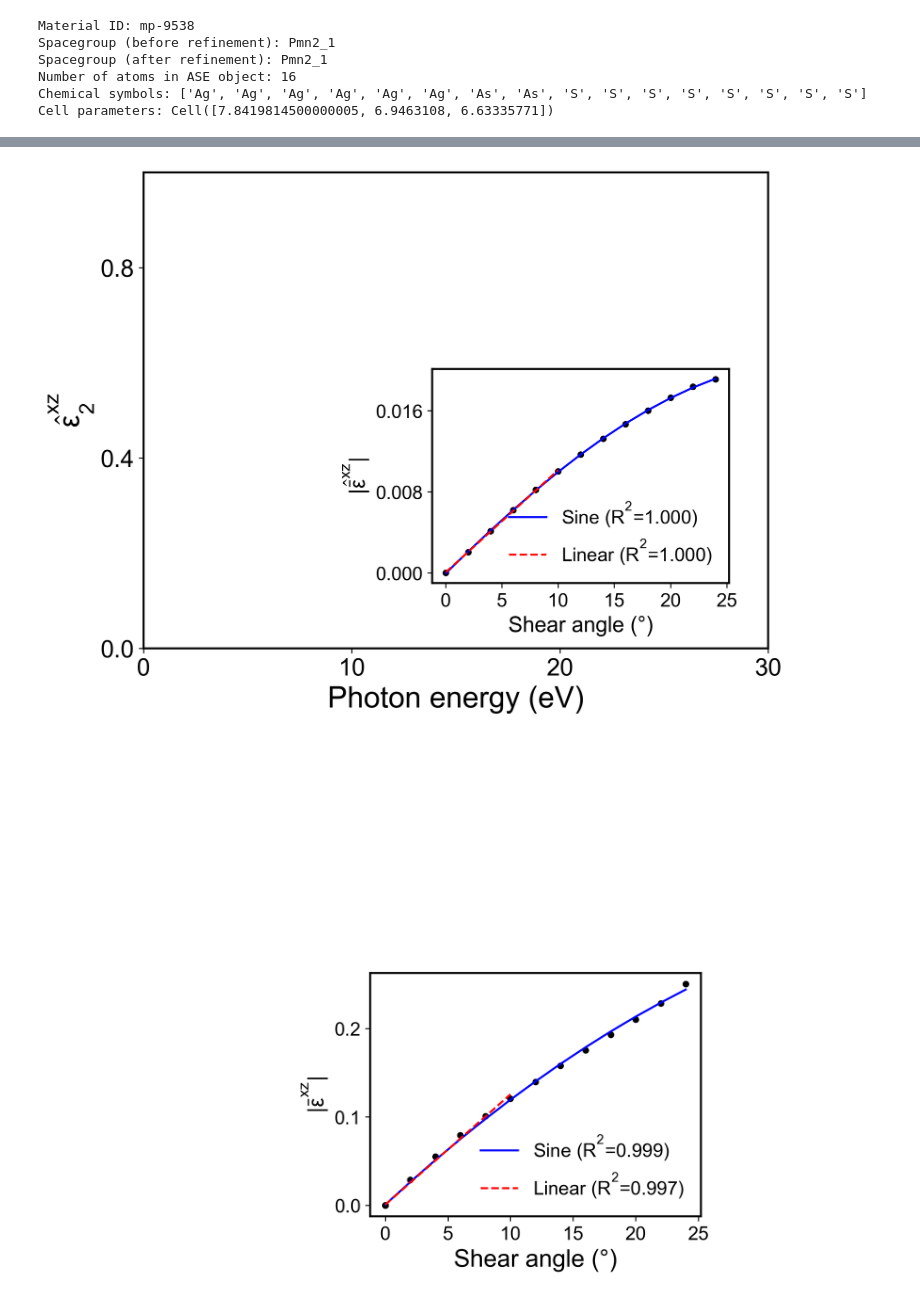
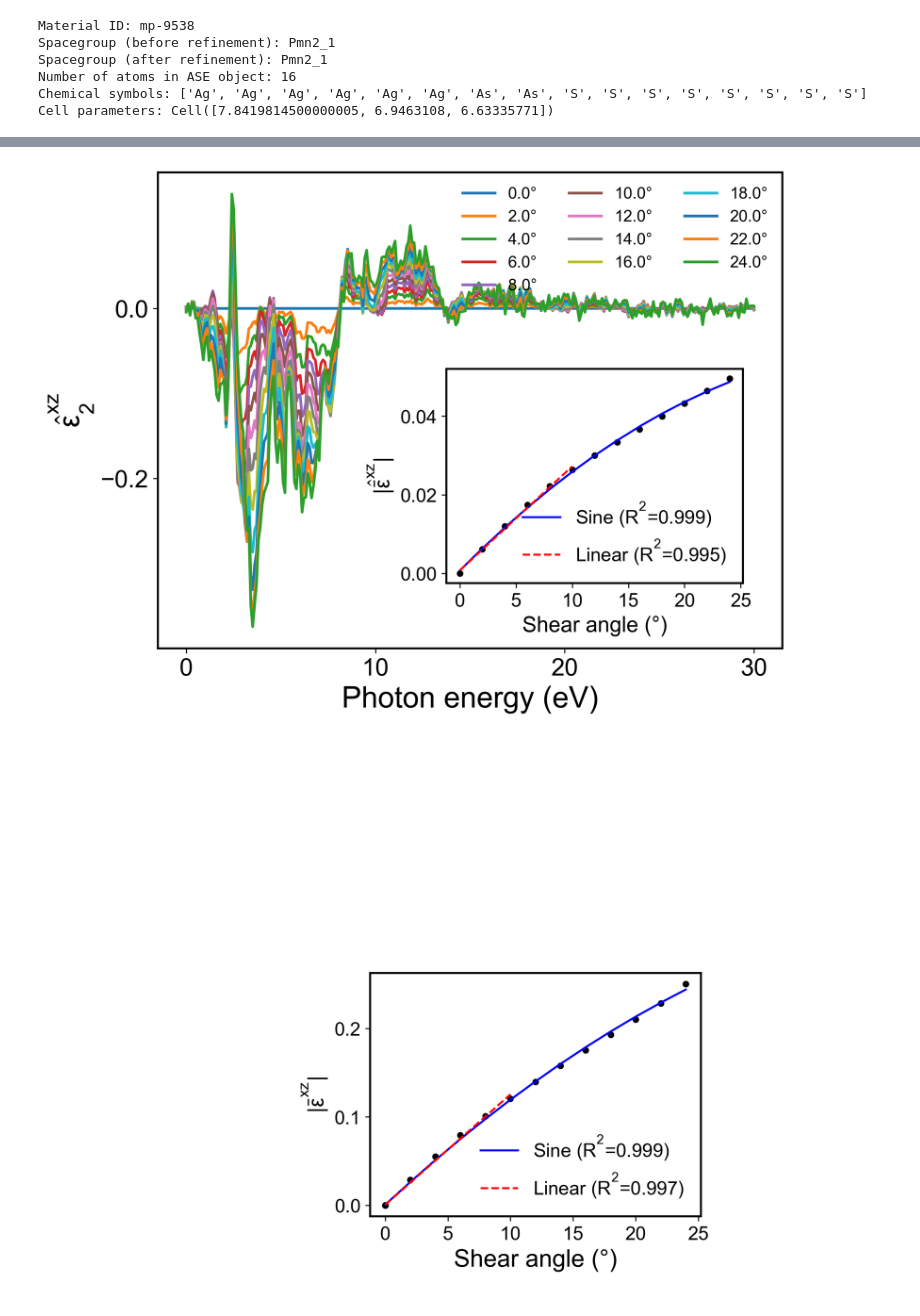
Before and after one commit to qmatyanlab/TSENN, a Jupyter notebook: notebook/perturb_structure_prediction_shear.ipynb, the cells around one changed output, grey strips where cells are left out. Drawn from its saved outputs; the diff is of its cells as text; code cells hidden in the pictures.

```diff
--- a/notebook/perturb_structure_prediction_shear.ipynb
+++ b/notebook/perturb_structure_prediction_shear.ipynb
@@ -100,6 +100,6 @@ cmap = mpl.colors.LinearSegmentedColormap.from_list('cmap', [palette[k] for k in
 
 
 # Check device
-device = "cuda:1" if torch.cuda.is_available() else "cpu"
+device = "cuda:3" if torch.cuda.is_available() else "cpu"
 print('torch device:' , device)
 # %% [output]
@@ -290,11 +290,11 @@ out_dim = len(df.iloc[0]['energies_interp'])      # about 200 points
 em_dim = 128
 lmax = 2
 use_batch_norm = False
-dropout_prob=0
-batch_size = 12 # 8 for ori. 12 for unconv.
+dropout_prob= 0
+batch_size = 8 # 8 for ori. 12 for unconv.
 lr = 1e-2
-# layers = 4
-layers = 2 # for uncionverged model
+layers = 4
+# layers = 2 # for uncionverged model
 model = PeriodicNetwork(
     in_dim=118,
     em_dim=em_dim,
@@ -314,8 +314,8 @@ model = PeriodicNetwork(
 # run_name = f'scalar_model_{run_time}_Lmax=3'
 # run_name = f'tensor_model_{run_time}_Lmax=4_with_b'
 # run_name = f'saved_test_{run_time}_Lmax={lmax}_Lr_0.01_with_individual_b'
-# run_name = f'revision_{run_time}_Lmax_{lmax}_Lr_{lr}_bs_{batch_size}_em_{em_dim}_layers_{layers}'
-run_name = f"unconverged_TSENN-B_250922_Lmax_2_Lr_0.01_bs_12_em_128_layers_2_mul_32"
+run_name = f'revision_{run_time}_Lmax_{lmax}_Lr_{lr}_bs_{batch_size}_em_{em_dim}_layers_{layers}'
+# run_name = f"unconverged_TSENN-B_250922_Lmax_2_Lr_0.01_bs_12_em_128_layers_2_mul_32"
 
 
 wandb.init(
@@ -414,7 +414,7 @@ for index, row in df.iterrows():
     energy = row["energies_interp"]
     delta = row["delta_zz_xx"]
 
-    # ax.plot(energy, delta, label=strain_label)
+    ax.plot(energy, delta, label=strain_label)
 
 ax.set_xlabel("Photon energy (eV)", fontsize=fontsize + 4)
 ax.set_ylabel(r"$\hat{\epsilon}^{xz}_2$", fontsize=fontsize + 4)
@@ -465,34 +465,34 @@ def sine_func(x, A, B, phi, C):
     return A * np.sin(B * x + phi) + C
 
 x_sin, y_sin = strain_values.flatten(), mean_anisotropies
 A0 = (y_sin.max() - y_sin.min()) / 2
 B0, phi0, C0 = np.pi / 180.0, 0, y_sin.mean()
 popt_sin, _ = curve_fit(sine_func, x_sin, y_sin, p0=[A0, B0, phi0, C0], maxfev=100000)
 pred_sin = sine_func(x_sin, *popt_sin)
 r2_sin = r2_score(y_sin, pred_sin)
 
 # Create inset
 ax_inset = inset_axes(ax, width="50%", height="45%", loc="lower right", bbox_to_anchor=(0.0, 0.12, 0.95, 1), bbox_transform=ax.transAxes)
 
 ax_inset.scatter(strain_values, mean_anisotropies, color='k', s=15)
 ax_inset.plot(x_sin, pred_sin, 'b', linewidth=1.5, label=fr"Sine ($R^2$={r2_sin:.3f})")
 ax_inset.plot(x_lin, pred_lin, 'r--', linewidth=1.5, label=fr"Linear ($R^2$={r2_lin:.3f})")
 ax_inset.yaxis.set_major_locator(plt.MaxNLocator(3))   # at most 3 ticks on y-axis
 ax_inset.xaxis.set_major_locator(plt.MaxNLocator(6))   # clean x-axis ticks
 
 # Optional: smaller font + scientific notation for y-axis
 ax_inset.tick_params(axis="both", which="major", labelsize=7)
 ax_inset.set_xlabel("Shear angle (°)", fontsize=fontsize -2)
 ax_inset.set_ylabel(r"$|\hat{\bar\epsilon}^{xz}|$", fontsize=fontsize -2)
 # ax_inset.set_ylabel(r"MAE($\hat\epsilon_{xx}$, $\hat\epsilon_{zz}$)", fontsize=fontsize -4)
 
 ax_inset.tick_params(axis="both", which="major", labelsize=fontsize -4)
 ax_inset.legend(frameon=False, fontsize=fontsize -4, loc="lower right")
 
 plt.tight_layout()
 plt.show()
 # %% [output]
-[figure, old version]
+[figure, new version]
 # %%
 def process_all_folders(root_folder):
     all_data = []
```
Also changed, not shown: parts of 2 cells of this notebook.
